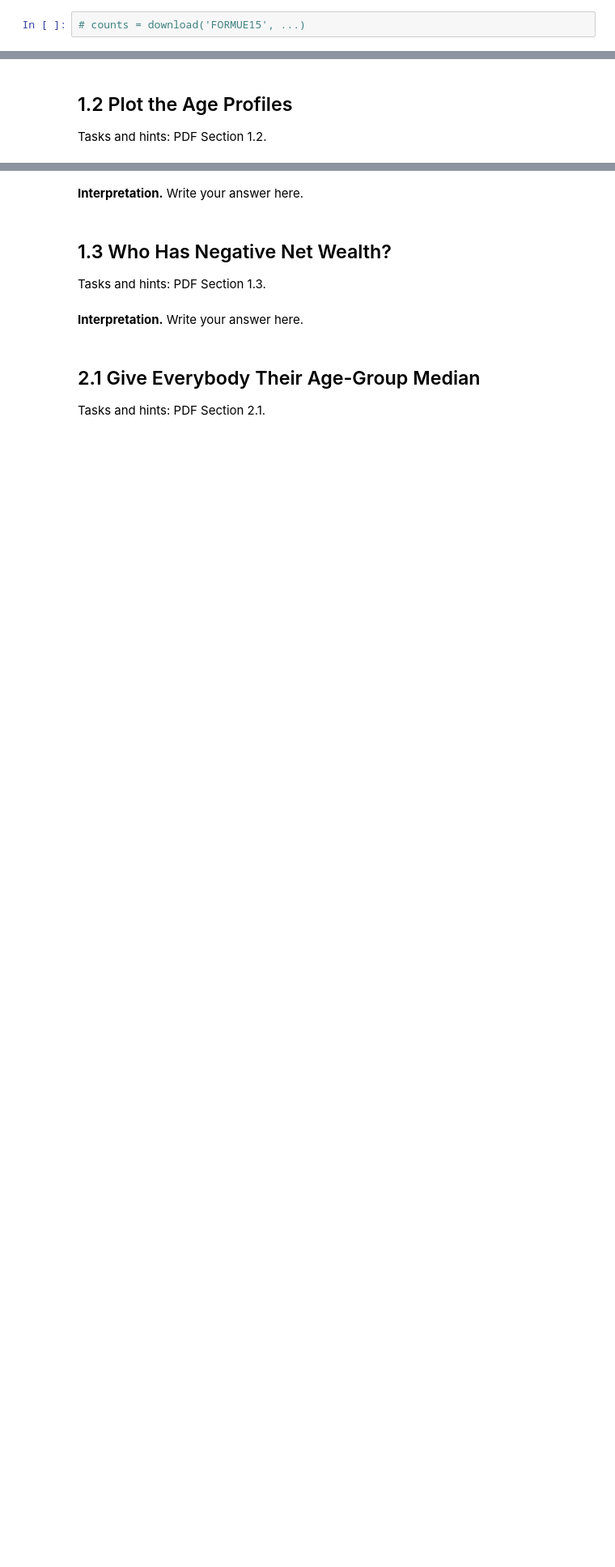
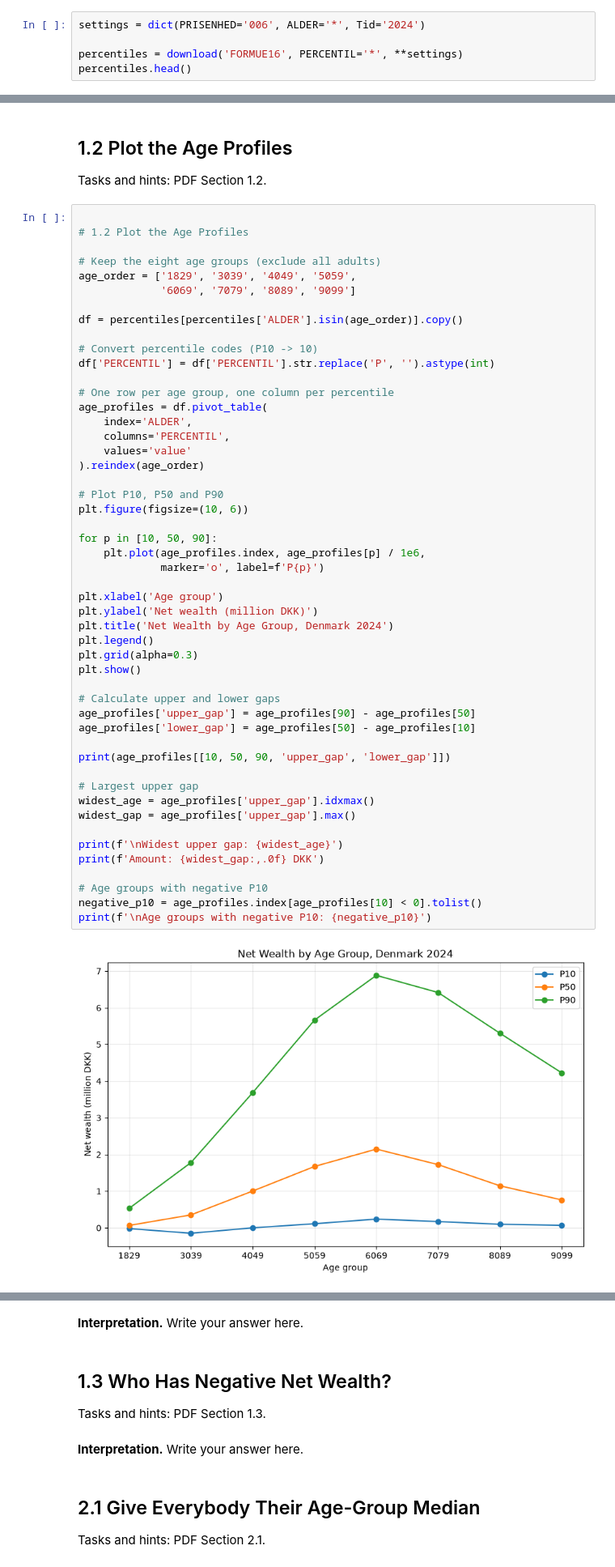
Before and after one commit to MadsHoy/Programming---assignment-1, a Jupyter notebook: DataProject.ipynb, the cells around one changed output, grey strips where cells are left out. Shown at 81% size. Cells and saved outputs as stored; diff of their text form; blank space fills up the shorter version.

```diff
--- a/DataProject.ipynb
+++ b/DataProject.ipynb
@@ -36,4 +43,7 @@ percentiles.head()
 ## 1.1   Download and Read the Tables
 Tasks and hints: PDF Section 1.1.
 # %%
-# counts = download('FORMUE15', ...)
+settings = dict(PRISENHED='006', ALDER='*', Tid='2024')
+
+percentiles = download('FORMUE16', PERCENTIL='*', **settings)
+percentiles.head()
@@ -40,3 +57,55 @@ Tasks and hints: PDF Section 1.1.
 # %% [markdown]
 ## 1.2   Plot the Age Profiles
 Tasks and hints: PDF Section 1.2.
+# %%
+
+# 1.2 Plot the Age Profiles
+
+# Keep the eight age groups (exclude all adults)
+age_order = ['1829', '3039', '4049', '5059',
+             '6069', '7079', '8089', '9099']
+
+df = percentiles[percentiles['ALDER'].isin(age_order)].copy()
+
+# Convert percentile codes (P10 -> 10)
+df['PERCENTIL'] = df['PERCENTIL'].str.replace('P', '').astype(int)
+
+# One row per age group, one column per percentile
+age_profiles = df.pivot_table(
+    index='ALDER',
+    columns='PERCENTIL',
+    values='value'
+).reindex(age_order)
+
+# Plot P10, P50 and P90
+plt.figure(figsize=(10, 6))
+
+for p in [10, 50, 90]:
+    plt.plot(age_profiles.index, age_profiles[p] / 1e6,
+             marker='o', label=f'P{p}')
+
+plt.xlabel('Age group')
+plt.ylabel('Net wealth (million DKK)')
+plt.title('Net Wealth by Age Group, Denmark 2024')
+plt.legend()
+plt.grid(alpha=0.3)
+plt.show()
+
+# Calculate upper and lower gaps
+age_profiles['upper_gap'] = age_profiles[90] - age_profiles[50]
+age_profiles['lower_gap'] = age_profiles[50] - age_profiles[10]
+
+print(age_profiles[[10, 50, 90, 'upper_gap', 'lower_gap']])
+
+# Largest upper gap
+widest_age = age_profiles['upper_gap'].idxmax()
+widest_gap = age_profiles['upper_gap'].max()
+
+print(f'\nWidest upper gap: {widest_age}')
+print(f'Amount: {widest_gap:,.0f} DKK')
+
+# Age groups with negative P10
+negative_p10 = age_profiles.index[age_profiles[10] < 0].tolist()
+print(f'\nAge groups with negative P10: {negative_p10}')
+# %% [output]
+[figure, added]
```
Also changed, not shown: parts of 3 cells of this notebook.
